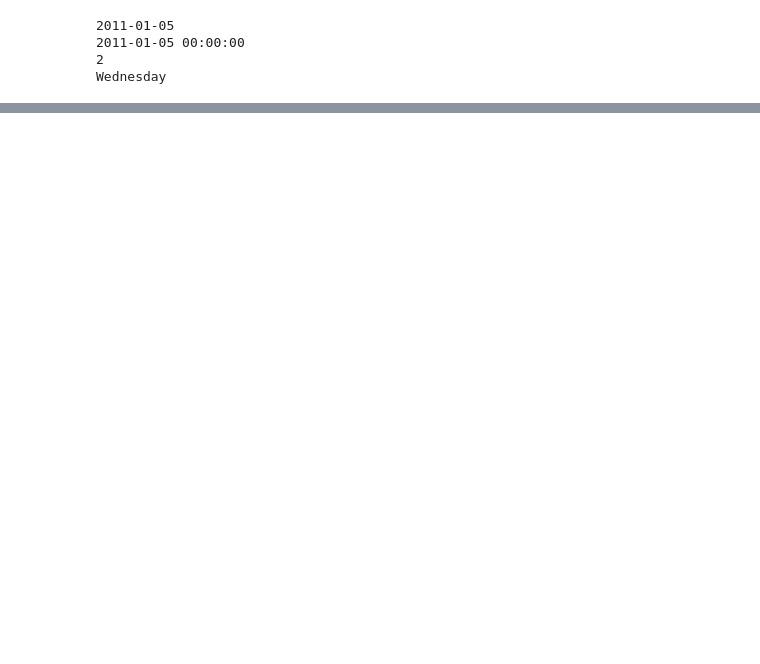
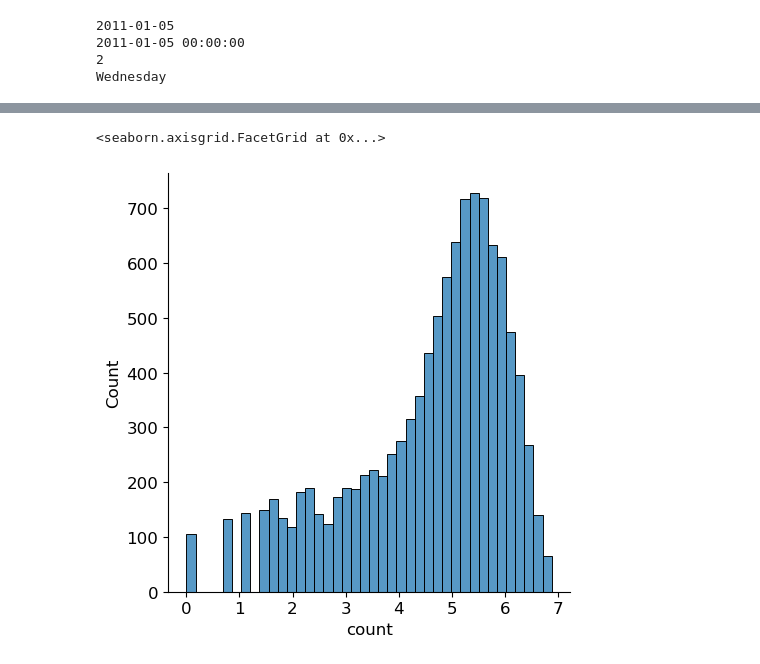
Before and after one commit to hbhb0311/DataAnalysis, a Jupyter notebook: bike_sharing_demand.ipynb, the cells around one changed output, grey strips where cells are left out. Cells and saved outputs as stored; diff of their text form; code cells hidden in the pictures; blank space fills up the shorter version.

```diff
--- a/bike_sharing_demand.ipynb
+++ b/bike_sharing_demand.ipynb
@@ -212,0 +233,5 @@ train.head()
+# %%
+sns.displot(np.log(train['count']))
+# %% [output]
+<seaborn.axisgrid.FacetGrid at 0x...>
+[figure, added]
```
Also changed, not shown: parts of 18 cells of this notebook.
